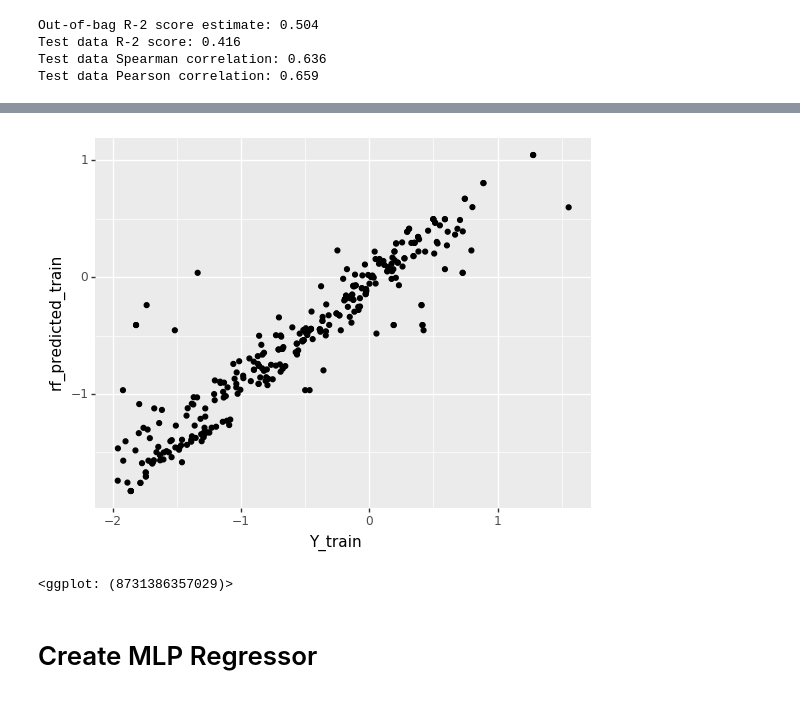
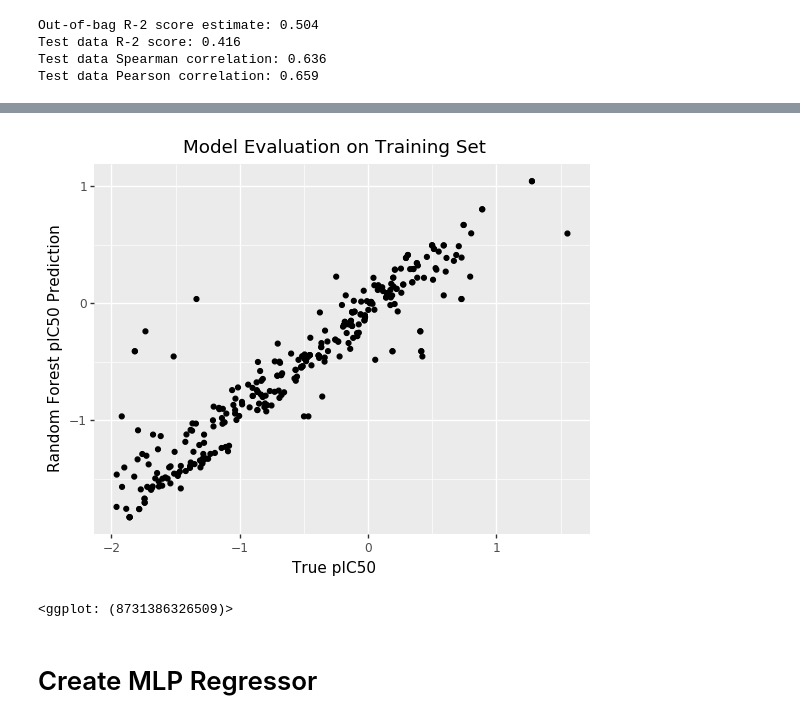
Before and after one commit to SABS-DataScienceForDrugDiscovery-9/COVID_moonshot_analysis, a Jupyter notebook: workflow_presentation.ipynb, the cells around one changed output, grey strips where cells are left out. Cells and saved outputs as stored; diff of their text form; code cells hidden in the pictures.

```diff
--- a/workflow_presentation.ipynb
+++ b/workflow_presentation.ipynb
@@ -256,11 +258,13 @@ Test data Pearson correlation: 0.659
 # %%
 (
     ggplot(pd.DataFrame(Y_train, rf_predicted_train)) +
-    geom_point(aes(x='Y_train', y='rf_predicted_train'))
+    geom_point(aes(x='Y_train', y='rf_predicted_train')) +
+    xlab('True pIC50') + ylab('Random Forest pIC50 Prediction') +
+    ggtitle('Model Evaluation on Training Set')
 )
 # %% [output]
-[figure, old version]
+[figure, new version]
-<ggplot: (8731386357029)>
+<ggplot: (8731386326509)>
 # %% [markdown]
 # Create MLP Regressor
 # %%
```
Also changed, not shown: parts of 3 cells of this notebook.
